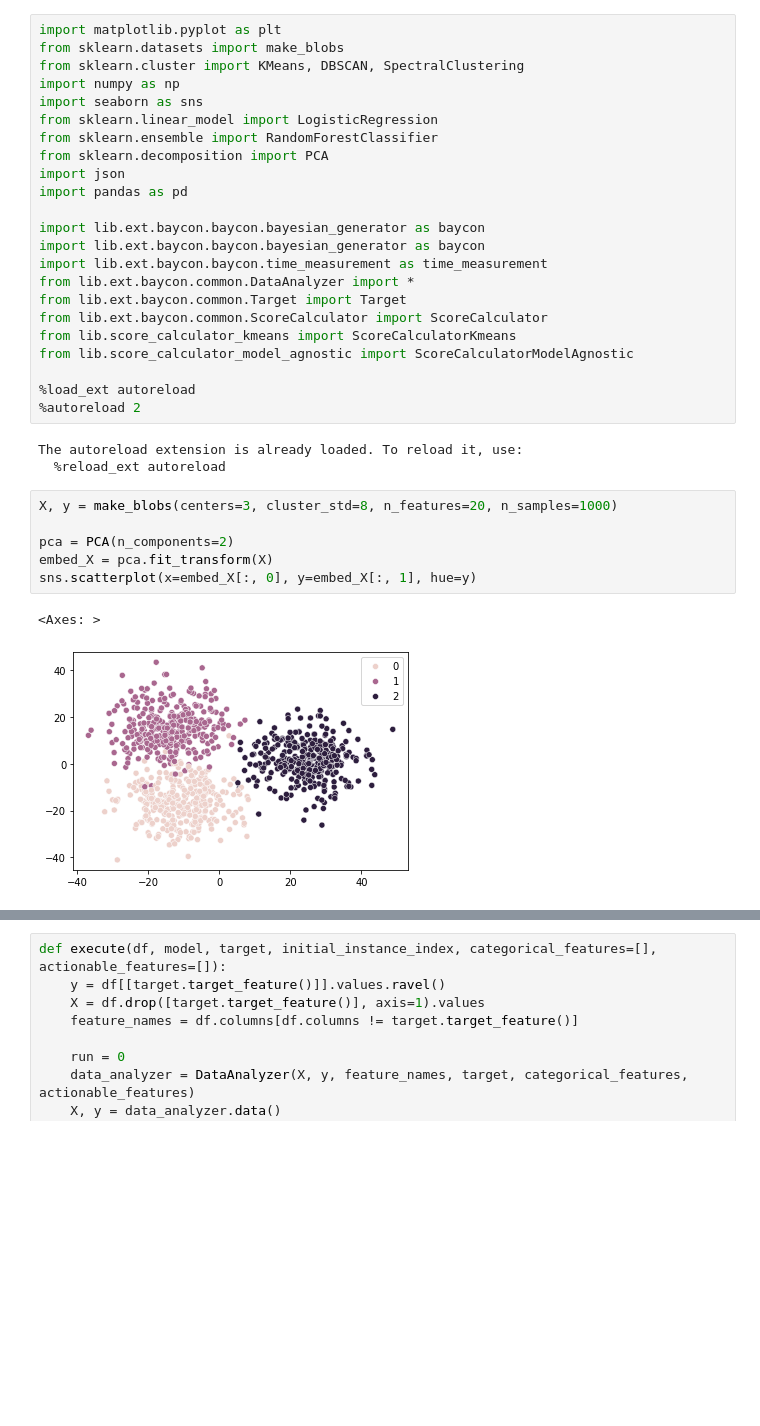
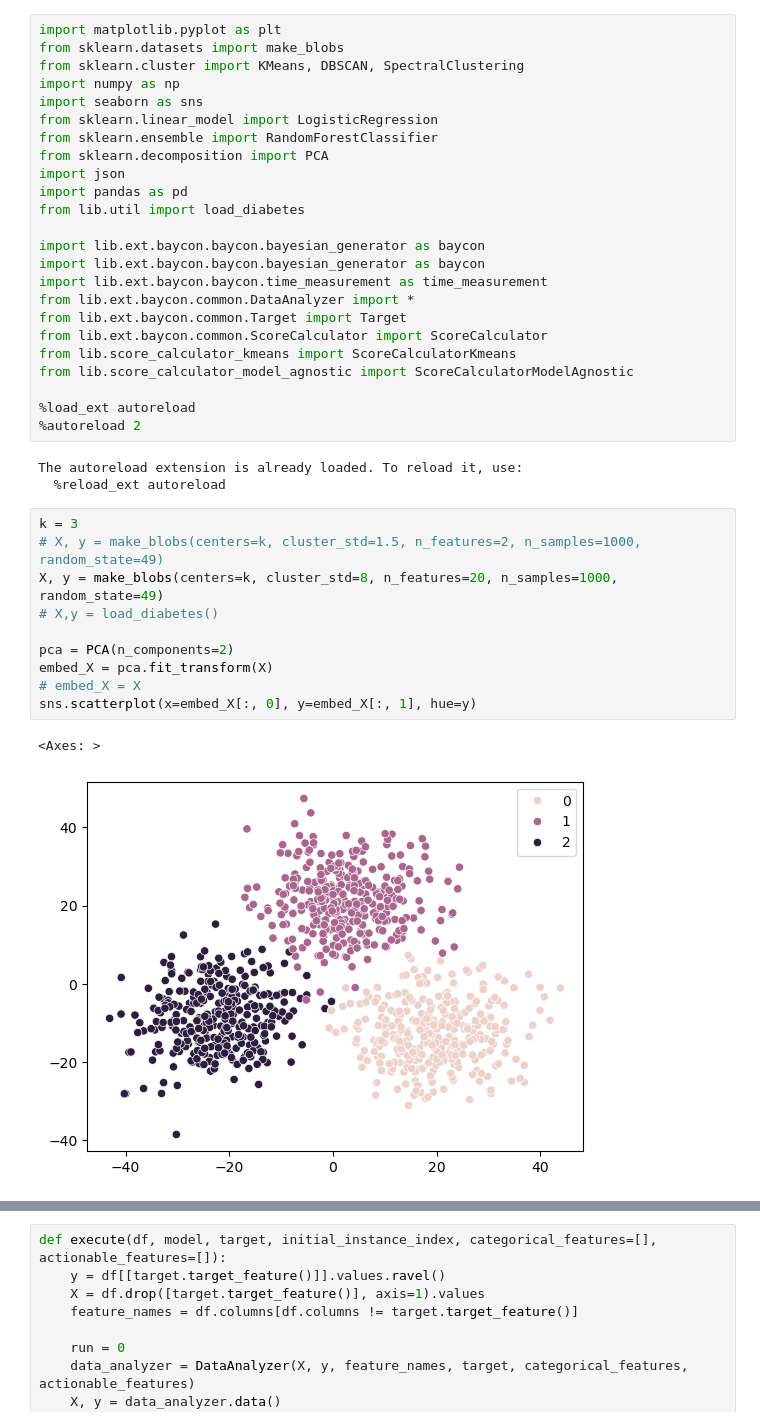
Before and after one commit to jepp3183/Thesis2025, a Jupyter notebook: code/BayCon Testing.ipynb, the cells around one changed output, grey strips where cells are left out. Cells and saved outputs as stored; diff of their text form; blank space fills up the shorter version.

```diff
--- a/code/BayCon Testing.ipynb
+++ b/code/BayCon Testing.ipynb
@@ -9,6 +9,7 @@ from sklearn.ensemble import RandomForestClassifier
 from sklearn.decomposition import PCA
 import json
 import pandas as pd
+from lib.util import load_diabetes
 
 import lib.ext.baycon.baycon.bayesian_generator as baycon
 import lib.ext.baycon.baycon.bayesian_generator as baycon
@@ -25,13 +26,17 @@ from lib.score_calculator_model_agnostic import ScoreCalculatorModelAgnostic
 The autoreload extension is already loaded. To reload it, use:
   %reload_ext autoreload
 # %%
-X, y = make_blobs(centers=3, cluster_std=8, n_features=20, n_samples=1000)
+k = 3
+# X, y = make_blobs(centers=k, cluster_std=1.5, n_features=2, n_samples=1000, random_state=49)
+X, y = make_blobs(centers=k, cluster_std=8, n_features=20, n_samples=1000, random_state=49)
+# X,y = load_diabetes()
 
 pca = PCA(n_components=2)
 embed_X = pca.fit_transform(X)
+# embed_X = X
 sns.scatterplot(x=embed_X[:, 0], y=embed_X[:, 1], hue=y)
 # %% [output]
 <Axes: >
-[figure, old version]
+[figure, new version]
 # %%
 modes = ['classic_baycon', 'kmeans', 'model_agnostic']
```
Also changed, not shown: parts of 4 cells of this notebook.
